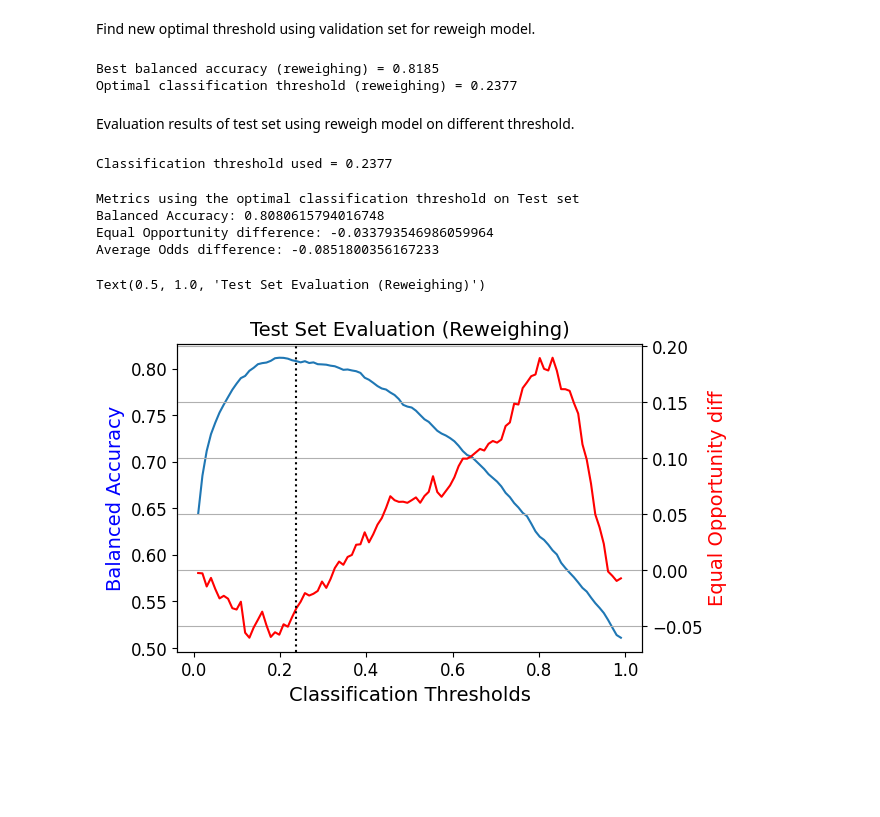
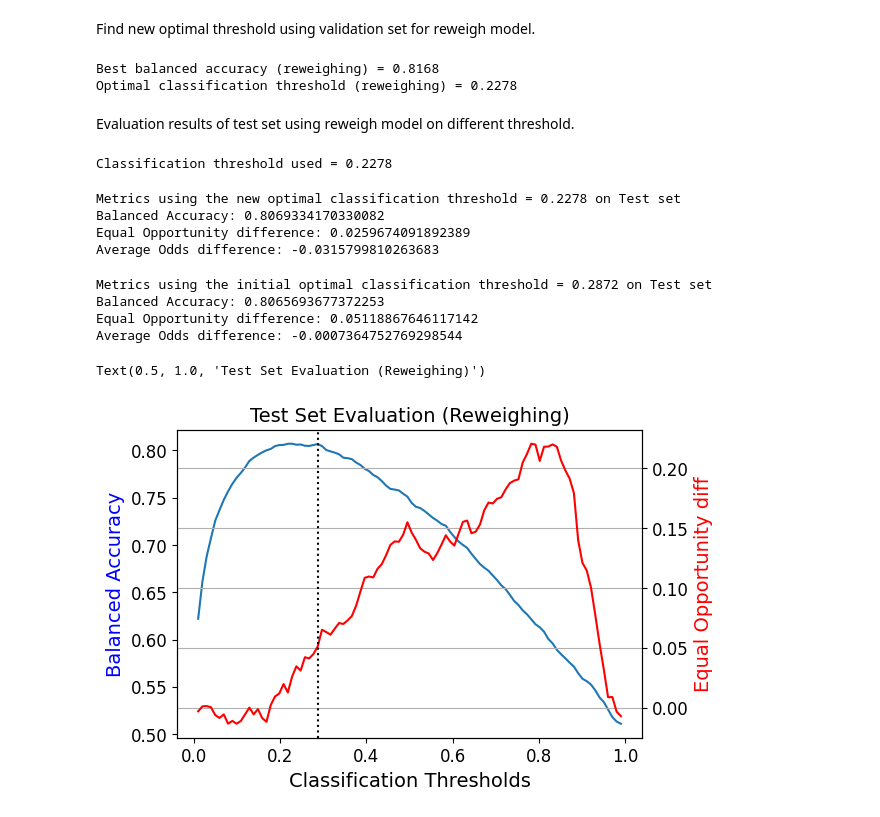
Before and after one commit to mahsadibaji/adult_census_fairness, a Jupyter notebook: adult-census-bias-fairness.ipynb, the cells around one changed output. Drawn from its saved outputs; the diff is of its cells as text; code cells hidden in the pictures; blank space fills up the shorter version.

```diff
--- a/adult-census-bias-fairness.ipynb
+++ b/adult-census-bias-fairness.ipynb
@@ -657,12 +652,12 @@ Train model using reweighed data.
 # %%
 RW_model_path = 'rw_model_path.pth'
 # Set up the loss function and optimizer
-model = Net(input_size)
-optimizer = torch.optim.Adam(model.parameters(), lr=0.001)
+model_RW = Net(input_size)
+optimizer = torch.optim.Adam(model_RW.parameters(), lr=0.001)
 scheduler = torch.optim.lr_scheduler.ReduceLROnPlateau(optimizer, 'min', patience=2)
 num_epochs = 10
 
 train_loader_rw, val_loader_rw, test_loader_rw = load_data(X_train_rw, y_train_rw, X_val_rw, y_val, X_test_rw, y_test, w_train_rw)
 
-train_losses_rw, val_losses_rw = training(model, train_loader_rw, val_loader_rw, num_epochs, optimizer, scheduler, RW_model_path, reweigh=True)
+train_losses_rw, val_losses_rw = training(model_RW, train_loader_rw, val_loader_rw, num_epochs, optimizer, scheduler, RW_model_path, reweigh=True)
 # %% [output]
@@ -696,7 +691,7 @@ plt.show()
 # %% [markdown]
 Getting Validation and Test probabilities using the reweighed model.
 # %%
-valid_pred_rw, test_pred_rw = predict_prob(val_loader_rw, valid_bld, test_loader_rw, test_bld, RW_model_path)
+valid_pred_rw, test_pred_rw = predict_prob(model_RW, val_loader_rw, valid_bld, test_loader_rw, test_bld, RW_model_path)
 # %% [markdown]
 Find new optimal threshold using validation set for reweigh model.
 # %%
@@ -708,13 +703,13 @@ for idx, class_thresh in enumerate(class_thresh_arr):
 
     valid_pred_rw.labels = (valid_pred_rw.scores >= class_thresh).astype(int)
 
-    classified_metric_orig_valid = ClassificationMetric(valid_bld,
+    classified_metric_valid_rw = ClassificationMetric(valid_bld,
                                              valid_pred_rw,
                                              unprivileged_groups=unprivileged_groups,
                                              privileged_groups=privileged_groups)
 
-    ba_arr_rw[idx] = 0.5*(classified_metric_orig_valid.true_positive_rate()\
-                       +classified_metric_orig_valid.true_negative_rate())
+    ba_arr_rw[idx] = 0.5*(classified_metric_valid_rw.true_positive_rate()\
+                       +classified_metric_valid_rw.true_negative_rate())
 
 best_ind_rw = np.where(ba_arr_rw == np.max(ba_arr_rw))[0][0]
 best_class_thresh_rw = class_thresh_arr[best_ind_rw]
@@ -722,8 +717,8 @@ best_class_thresh_rw = class_thresh_arr[best_ind_rw]
 print("Best balanced accuracy (reweighing) = %.4f" % np.max(ba_arr_rw))
 print("Optimal classification threshold (reweighing) = %.4f" % best_class_thresh_rw)
 # %% [output]
-Best balanced accuracy (reweighing) = 0.8185
-Optimal classification threshold (reweighing) = 0.2377
+Best balanced accuracy (reweighing) = 0.8168
+Optimal classification threshold (reweighing) = 0.2278
 # %% [markdown]
 Evaluation results of test set using reweigh model on different threshold.
 # %%
@@ -748,7 +743,13 @@ for thresh in tqdm(class_thresh_arr):
     avg_odd_diff = metric_test_rw.average_odds_difference()
 
     if thresh == best_class_thresh_rw:
-        print("\nMetrics using the optimal classification threshold on Test set")
+        print(f"\nMetrics using the new optimal classification threshold = {best_class_thresh_rw:.4f} on Test set")
+        print("Balanced Accuracy:", bal_acc)
+        print("Equal Opportunity difference:", eq_opp_diff)
+        print("Average Odds difference:", avg_odd_diff)
+
+    if thresh == best_class_thresh:
+        print(f"\nMetrics using the initial optimal classification threshold = {best_class_thresh:.4f} on Test set")
         print("Balanced Accuracy:", bal_acc)
         print("Equal Opportunity difference:", eq_opp_diff)
         print("Average Odds difference:", avg_odd_diff)
@@ -757,30 +758,34 @@ for thresh in tqdm(class_thresh_arr):
     test_metrics_rw['equal opportunity diff'].append(metric_test_rw.equal_opportunity_difference())
     test_metrics_rw['avg odds diff'].append(metric_test_rw.average_odds_difference())
 # %% [output]
-Classification threshold used = 0.2377
+Classification threshold used = 0.2278
-Metrics using the optimal classification threshold on Test set
-Balanced Accuracy: 0.8080615794016748
-Equal Opportunity difference: -0.033793546986059964
-Average Odds difference: -0.0851800356167233
+Metrics using the new optimal classification threshold = 0.2278 on Test set
+Balanced Accuracy: 0.8069334170330082
+Equal Opportunity difference: 0.0259674091892389
+Average Odds difference: -0.0315799810263683
+Metrics using the initial optimal classification threshold = 0.2872 on Test set
+Balanced Accuracy: 0.8065693677372253
+Equal Opportunity difference: 0.05118867646117142
+Average Odds difference: -0.0007364752769298544
 # %%
 # @title
 # Display results for all thresholds
 fig, ax1 = plt.subplots(figsize=(6,4))
 ax1.plot(class_thresh_arr, test_metrics_rw['balanced accuracy'])
 ax1.set_xlabel('Classification Thresholds', fontsize=14)
 ax1.set_ylabel('Balanced Accuracy', color='b', fontsize=14)
 ax1.xaxis.set_tick_params(labelsize=12)
 ax1.yaxis.set_tick_params(labelsize=12)
 
 
 ax2 = ax1.twinx()
 ax2.plot(class_thresh_arr, test_metrics_rw['equal opportunity diff'] , color='r')
 ax2.set_ylabel('Equal Opportunity diff', color='r', fontsize=14)
-ax2.axvline(best_class_thresh_rw, color='k', linestyle=':')
+ax2.axvline(best_class_thresh, color='k', linestyle=':')
 ax2.yaxis.set_tick_params(labelsize=12)
 ax2.grid(True)
 plt.title("Test Set Evaluation (Reweighing)",fontsize=14)
 # %% [output]
 Text(0.5, 1.0, 'Test Set Evaluation (Reweighing)')
-[figure, old version]
+[figure, new version]
 # %%
```
Also changed, not shown: parts of 45 cells of this notebook.
